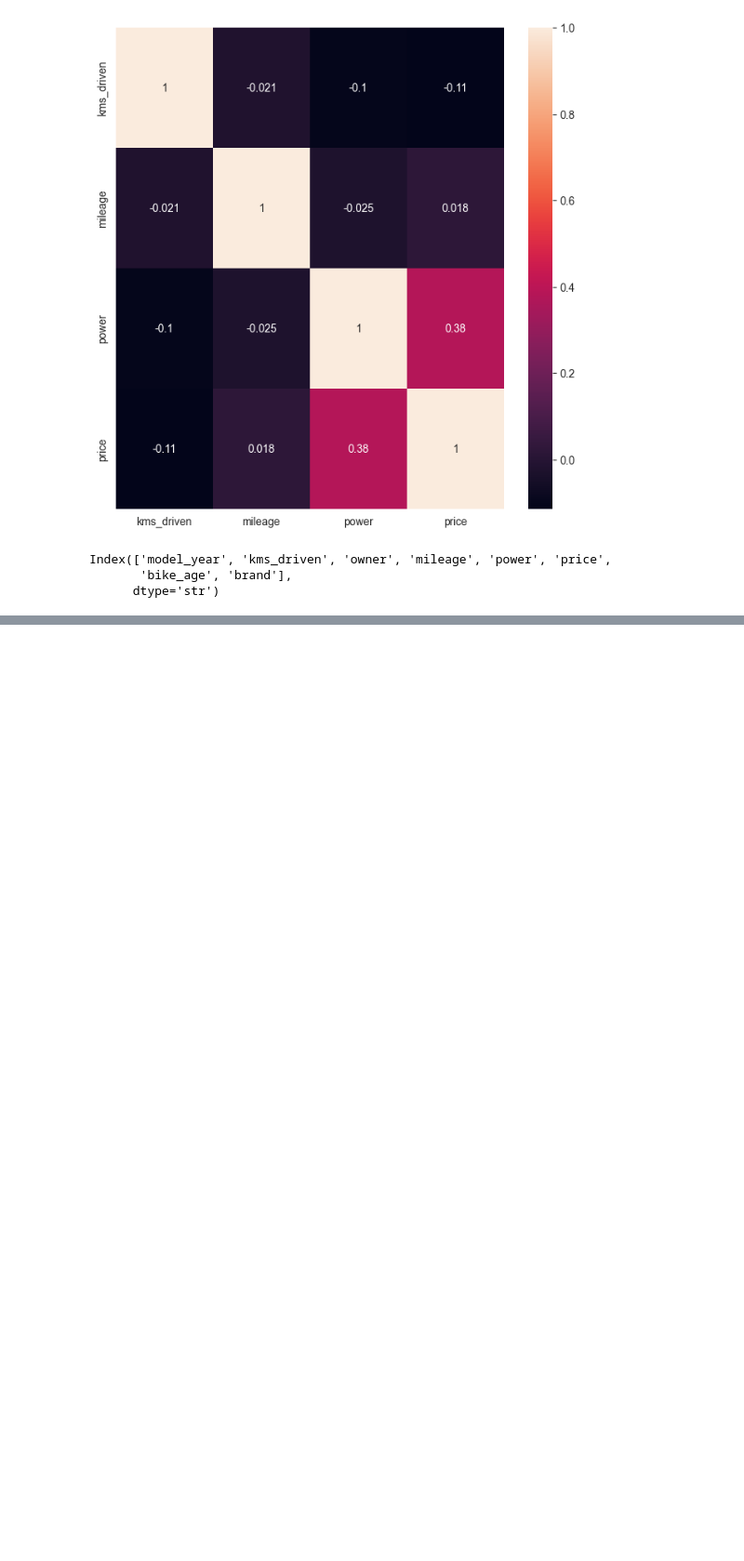
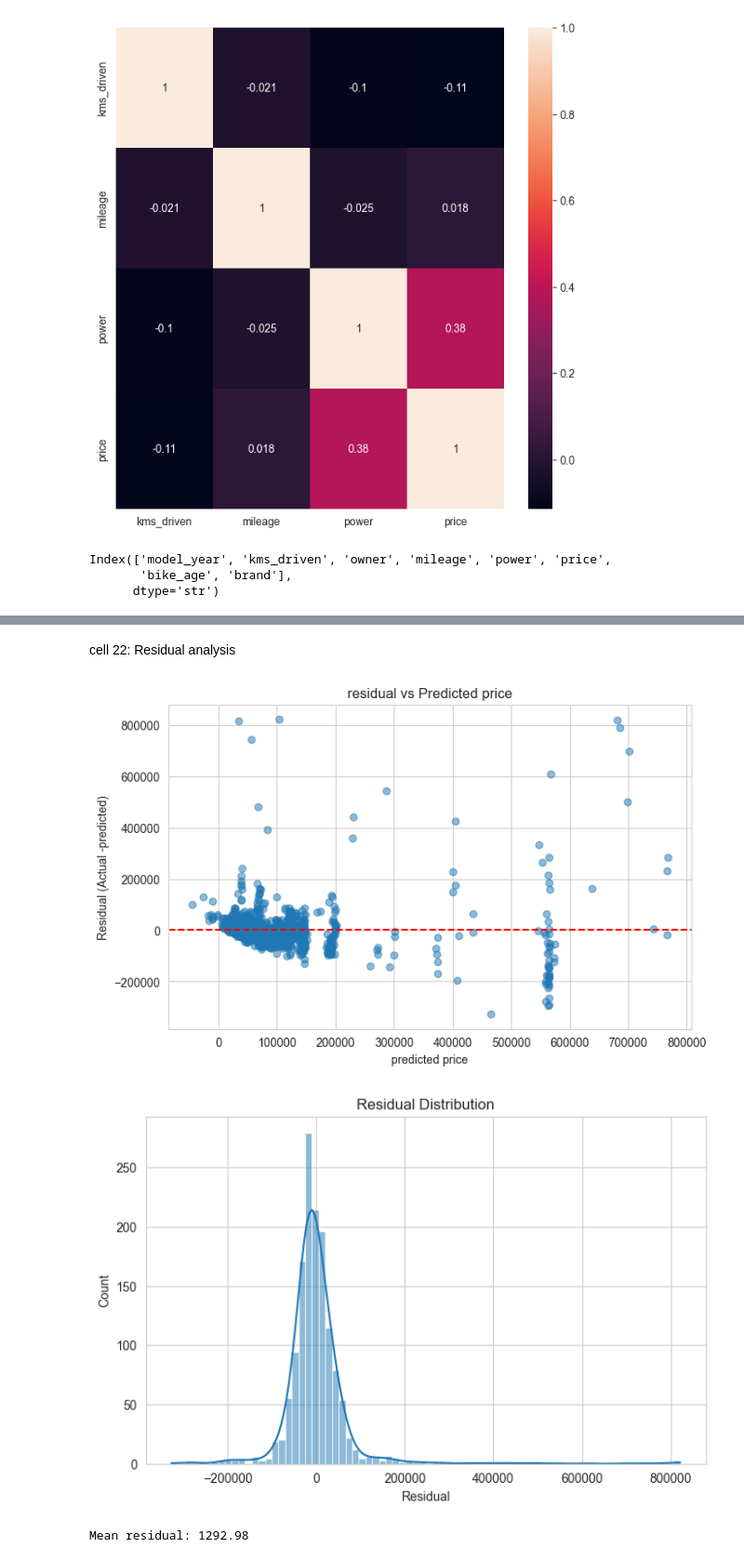
Before and after one commit to chourasiyamayank767-droid/Ricr.ML, a Jupyter notebook: Ricr_project/Used_Bike_price_Analysis.ipynb, the cells around one changed output, grey strips where cells are left out. Shown at 93% size. Drawn from its saved outputs; the diff is of its cells as text; code cells hidden in the pictures; blank space fills up the shorter version.

```diff
--- a/Ricr_project/Used_Bike_price_Analysis.ipynb
+++ b/Ricr_project/Used_Bike_price_Analysis.ipynb
@@ -455,0 +529,23 @@ number_pipeline=Pipeline(steps=[('imputer',SimpleImputer(strategy='most_frequent
+# %% [markdown]
+cell 22: Residual analysis
+# %%
+residual=y_test-y_pred
+plt.figure(figsize=(8,5))
+plt.scatter(y_pred,residual,alpha=0.5)
+plt.axhline(0,color='red',linestyle='--')
+plt.xlabel('predicted price')
+plt.ylabel('Residual (Actual -predicted)')
+plt.title('residual vs Predicted price')
+plt.show()
+
+plt.figure(figsize=(8,5))
+sns.histplot(residual,kde=True)
+plt.title('Residual Distribution')
+plt.xlabel('Residual')
+plt.show()
+
+print('Mean residual:',round(residual.mean(),2))
+# %% [output]
+[figure, added]
+[figure, added]
+Mean residual: 1292.98
```
Also changed, not shown: parts of 11 cells of this notebook.
